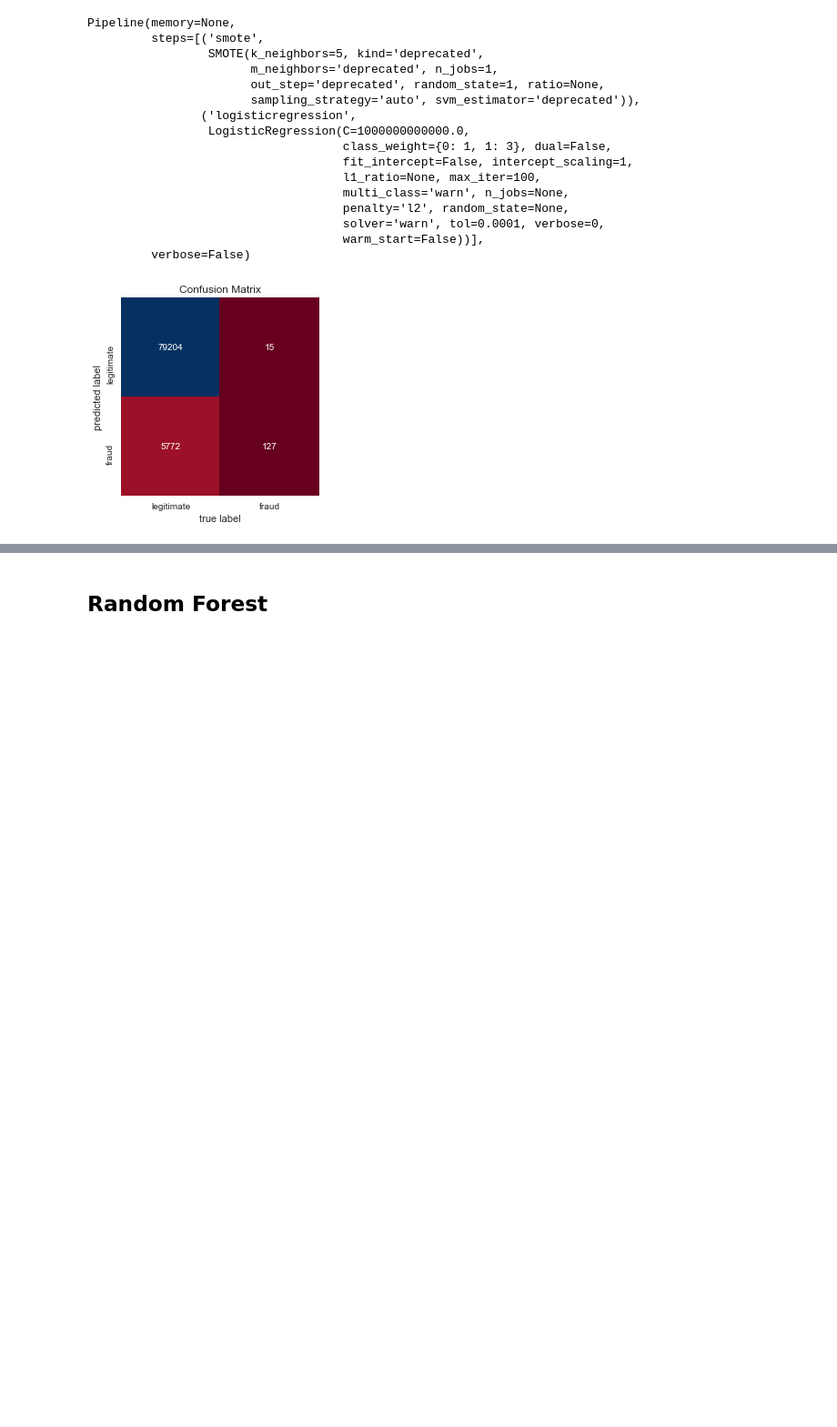
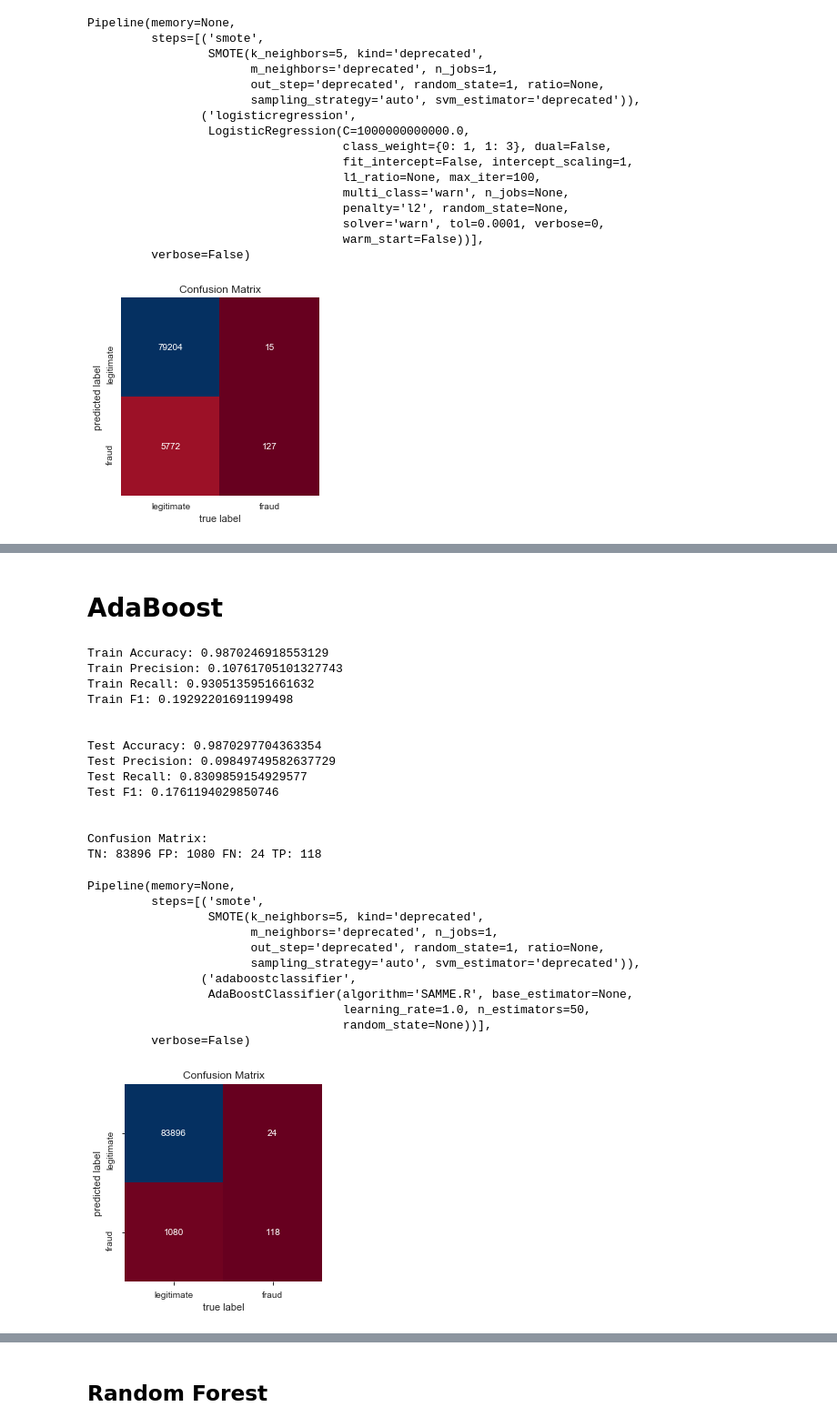
Before and after one commit to AdamBlomfield/mod_5_project, a Jupyter notebook: notebooks/ke_mod_5_project.ipynb, the cells around one changed output, grey strips where cells are left out. Shown: that part at 91% size. Cells and saved outputs as stored; diff of their text form; code cells hidden in the pictures; blank space fills up the shorter version.

```diff
--- a/notebooks/ke_mod_5_project.ipynb
+++ b/notebooks/ke_mod_5_project.ipynb
@@ -382,0 +321,31 @@ Pipeline(memory=None,
+# %% [markdown]
+# AdaBoost
+# %%
+make_SMOTE_model(X_train, y_train, X_test, y_test, AdaBoostClassifier())
+# %% [output]
+Train Accuracy: 0.9870246918553129
+Train Precision: 0.10761705101327743
+Train Recall: 0.9305135951661632
+Train F1: 0.19292201691199498
+
+
+Test Accuracy: 0.9870297704363354
+Test Precision: 0.09849749582637729
+Test Recall: 0.8309859154929577
+Test F1: 0.1761194029850746
+
+
+Confusion Matrix:
+TN: 83896 FP: 1080 FN: 24 TP: 118
+Pipeline(memory=None,
+         steps=[('smote',
+                 SMOTE(k_neighbors=5, kind='deprecated',
+                       m_neighbors='deprecated', n_jobs=1,
+                       out_step='deprecated', random_state=1, ratio=None,
+                       sampling_strategy='auto', svm_estimator='deprecated')),
+                ('adaboostclassifier',
+                 AdaBoostClassifier(algorithm='SAMME.R', base_estimator=None,
+                                    learning_rate=1.0, n_estimators=50,
+                                    random_state=None))],
+         verbose=False)
+[figure, added]
```
Also changed, not shown: parts of 25 cells of this notebook, 4 other files.
